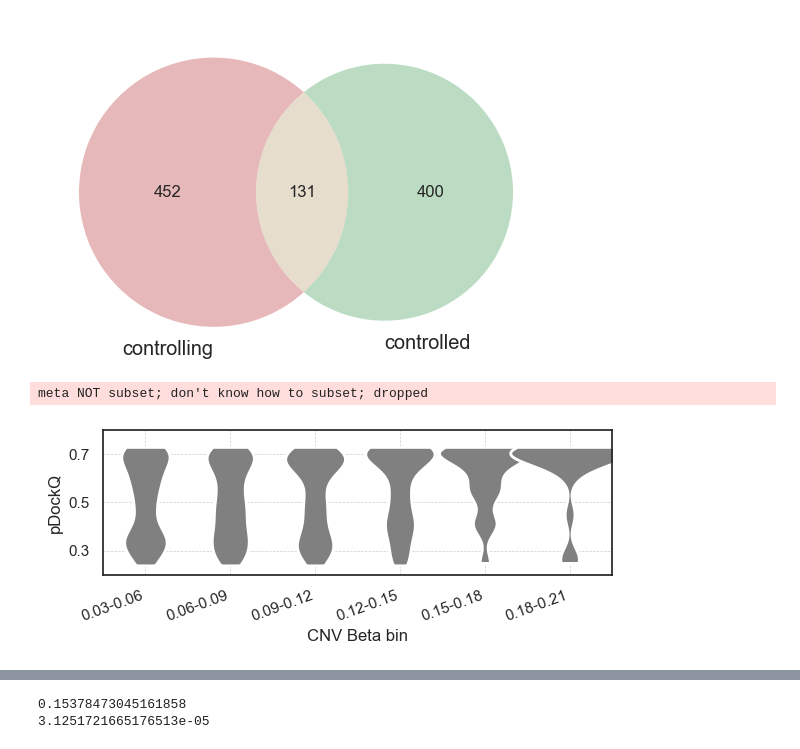
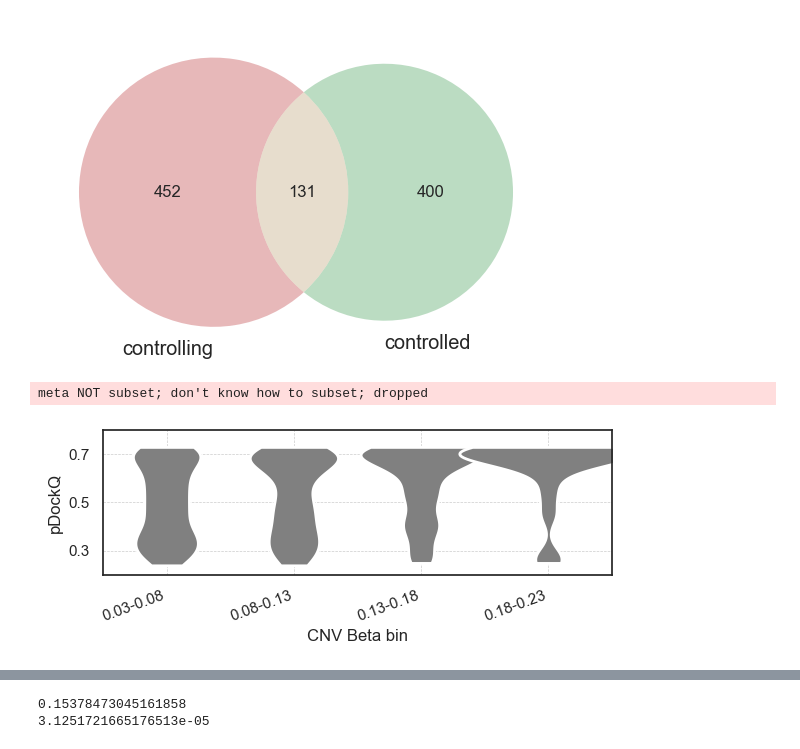
Before and after one commit to marcmuellerETHZ/somatic_mutations_protein_abundance, a Jupyter notebook: data_viz.ipynb, the cells around one changed output, grey strips where cells are left out. Saved outputs shown, nothing was run; the diff lists cells and outputs as text; code cells hidden in the pictures.

```diff
--- a/data_viz.ipynb
+++ b/data_viz.ipynb
@@ -70,0 +95,10 @@ plt.yscale('log')
+# %%
+#-------------------------------------------------------- PARAMETER --------------------------------------------------------#
+# re-define correlation_cutoff for analysis
+correlation_cutoff = 0.3
+
+# define minimum interface size
+min_res = 0
+#---------------------------------------------------------------------------------------------------------------------------#
+
+dat_lrt = dat_lrt[(dat_lrt['NumRes_A']>min_res)&(dat_lrt['NumRes_B']>min_res)]
@@ -113,8 +157,9 @@ def read_min_pdockq():
 # %%
 # FDR cutoff
 #-------------------------------------------------------- PARAMETER --------------------------------------------------------#
-alpha = 0.01
+fdr_alpha = 0.01
+
+with open(params_path, 'a') as f:
+    f.write('\n')
+    f.write(f"fdr_alpha: {fdr_alpha}\n")
 #---------------------------------------------------------------------------------------------------------------------------#
-
-# Get min pdockq with which analysis was performed (from parameters.txt)
-min_pdockq = read_min_pdockq()
@@ -254,17 +273,17 @@ meta NOT subset; don't know how to subset; dropped
 dat_lrt_copy = dat_lrt.copy()
 
 dat_lrt_copy['beta_sig'] = dat_lrt_copy.apply(lambda row:
-                                              f'p < {alpha} / CNV Beta > 0' if (row['p_LRT_adj'] < alpha and row['param_value_cnv_B'] > 0) else
-                                              f'n.s. / CNV Beta > 0' if (row['p_LRT_adj'] > alpha and row['param_value_cnv_B'] > 0) else
-                                              f'p < {alpha} / CNV Beta < 0' if (row['p_LRT_adj'] < alpha and row['param_value_cnv_B'] < 0) else
+                                              f'p < {fdr_alpha} / CNV Beta > 0' if (row['p_LRT_adj'] < fdr_alpha and row['param_value_cnv_B'] > 0) else
+                                              f'n.s. / CNV Beta > 0' if (row['p_LRT_adj'] > fdr_alpha and row['param_value_cnv_B'] > 0) else
+                                              f'p < {fdr_alpha} / CNV Beta < 0' if (row['p_LRT_adj'] < fdr_alpha and row['param_value_cnv_B'] < 0) else
                                               f'n.s. / CNV Beta < 0', axis=1)
 
-order_list = [f'p < {alpha} / CNV Beta > 0', f'n.s. / CNV Beta > 0', f'p < {alpha} / CNV Beta < 0', f'n.s. / CNV Beta < 0']
+order_list = [f'p < {fdr_alpha} / CNV Beta > 0', f'n.s. / CNV Beta > 0', f'p < {fdr_alpha} / CNV Beta < 0', f'n.s. / CNV Beta < 0']
 
 n_pos_ns = dat_lrt_copy[dat_lrt_copy['beta_sig'] == f'n.s. / CNV Beta > 0'].shape[0]
-n_pos_s = dat_lrt_copy[dat_lrt_copy['beta_sig'] == f'p < {alpha} / CNV Beta > 0'].shape[0]
+n_pos_s = dat_lrt_copy[dat_lrt_copy['beta_sig'] == f'p < {fdr_alpha} / CNV Beta > 0'].shape[0]
 n_neg_ns = dat_lrt_copy[dat_lrt_copy['beta_sig'] == f'n.s. / CNV Beta < 0'].shape[0]
-n_neg_s = dat_lrt_copy[dat_lrt_copy['beta_sig'] == f'p < {alpha} / CNV Beta < 0'].shape[0]
+n_neg_s = dat_lrt_copy[dat_lrt_copy['beta_sig'] == f'p < {fdr_alpha} / CNV Beta < 0'].shape[0]
 # %%
 n_pos_s/(n_pos_s + n_neg_s)
 # %% [output]
@@ -385,7 +404,7 @@ plt.show()
 meta NOT subset; don't know how to subset; dropped
 [figure]
 # %%
-dat_pos_sig = dat_lrt_copy[dat_lrt_copy['beta_sig'] == f'p < {alpha} / CNV Beta > 0']
+dat_pos_sig = dat_lrt_copy[dat_lrt_copy['beta_sig'] == f'p < {fdr_alpha} / CNV Beta > 0']
 pos_sig_controlled = dat_pos_sig['gene_A'].tolist()
 pos_sig_controlling = dat_pos_sig['gene_B'].tolist()
 venn2([set(pos_sig_controlled), set(pos_sig_controlling)], set_labels=['controlling', 'controlled'])
@@ -397,8 +416,12 @@ venn2([set(pos_sig_controlled), set(pos_sig_controlling)], set_labels=['controll
 dat_plot = dat_pos_sig.copy()
 
 min_beta = 0.03
-max_beta = 0.21
-bin_size = 0.03
+max_beta = 0.23
+bin_size = 0.05
+
+#min_beta = 0.00
+#max_beta = 0.21
+#bin_size = 0.03
 
 # Filter the DataFrame to only include values above min_beta
 dat_plot = dat_plot[(dat_plot['param_value_cnv_B'] >= min_beta) & (dat_plot['param_value_cnv_B'] < max_beta)]
@@ -424,35 +447,35 @@ for violin in ax.collections:
     violin.set_edgecolor('white')
 
 # Generate x-tick labels using the bins array
 xticklabels = [f"{bins[i]:.2f}-{bins[i+1]:.2f}" for i in range(len(bins)-1)]
 
 # Set the x-tick labels
 ax.set_xticklabels(xticklabels, rotation=20, ha='right')
 
 # Add grid lines for better readability
 ax.grid(True, which='both', linestyle='--', linewidth=0.5)
 
 # Add horizontal grid lines at specific pDockQ values
 grid_values = np.arange(0.3, 0.8, 0.2)
 ax.set_yticks(grid_values)
 ax.grid(True, which='both', linestyle='--', linewidth=0.5, axis='x')
 
 plt.ylim(0.2, 0.8)
 
 plt.xlabel("CNV Beta bin")
 
 # Figure export settings
 plt.tight_layout()
 plt.rcParams['pdf.fonttype'] = 42
 plt.rcParams['svg.fonttype'] = 'none'
-figure_path = os.path.join(full_path_figures, "Beta_vs_pDockQ_violin.pdf")
+figure_path = os.path.join(full_path_figures, "pQTL_D_violin.pdf")
 plt.savefig(figure_path, dpi=300, transparent=True)
 
 # Show the plot
 plt.show()
 # %% [output]
 meta NOT subset; don't know how to subset; dropped
-[figure, old version]
+[figure, new version]
 # %%
 # Count the number of observations in each bin
 bin_counts = dat_plot['param_value_cnv_B_bin'].value_counts().sort_index()
```
Also changed, not shown: parts of 34 cells of this notebook, 3 other files.
